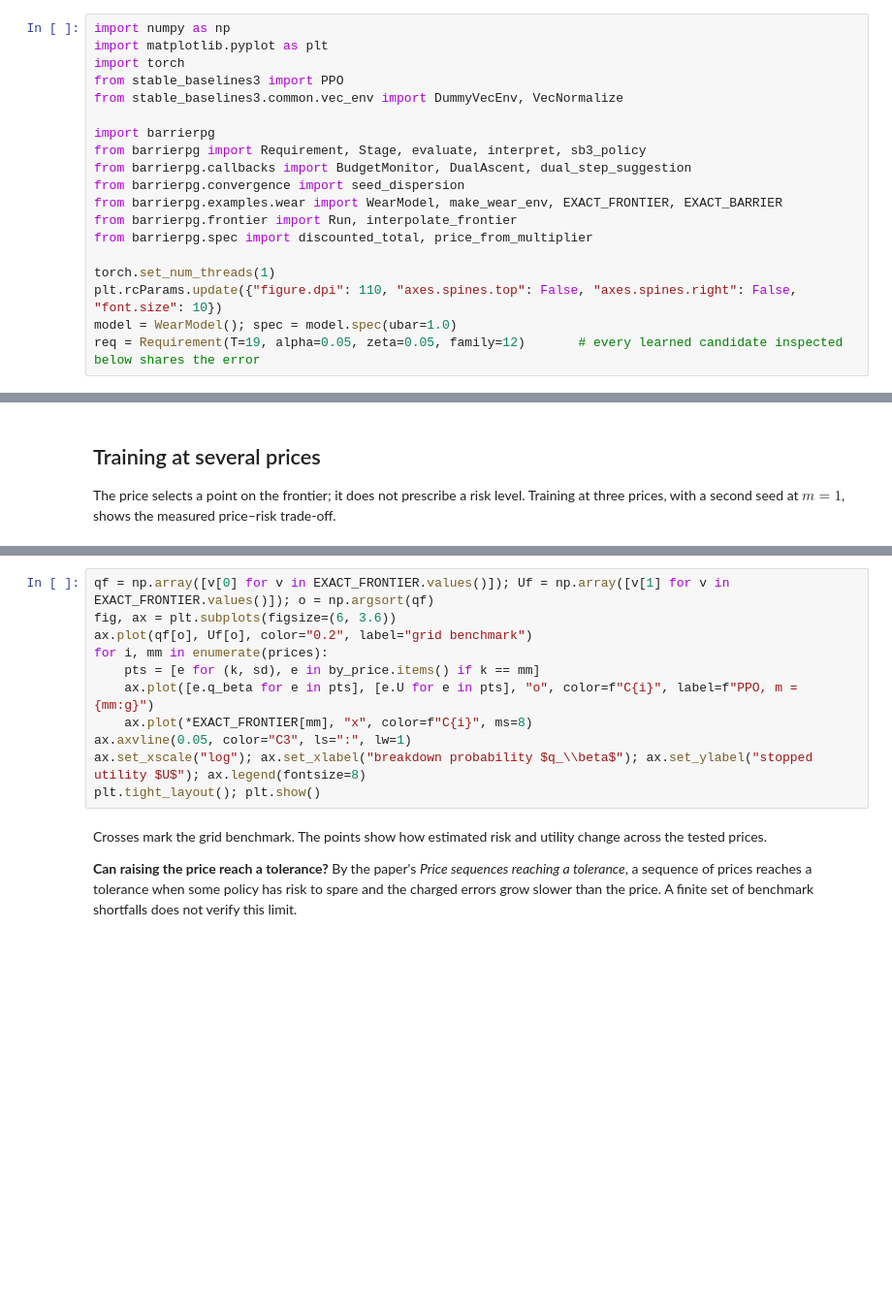
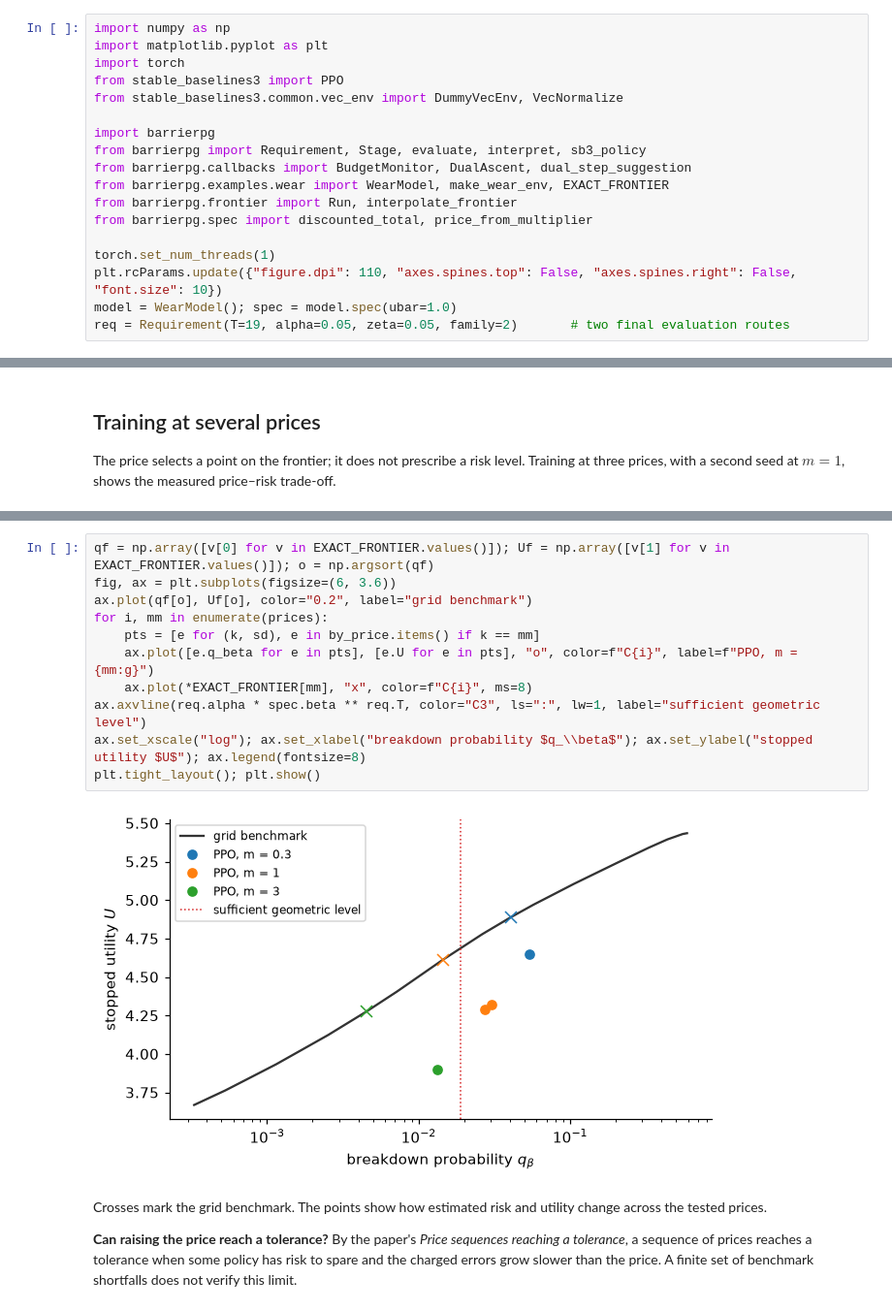
Before and after one commit to pma-papers/barrierpg, a Jupyter notebook: notebooks/under-the-hood/T2_training_against_an_exact_benchmark.ipynb, the cells around one changed output, grey strips where cells are left out. Shown at 97% size. Cells and saved outputs as stored; diff of their text form; blank space fills up the shorter version.

Commit message:
Refine toolbox certificates and examples and add residual policies

```diff
--- a/notebooks/under-the-hood/T2_training_against_an_exact_benchmark.ipynb
+++ b/notebooks/under-the-hood/T2_training_against_an_exact_benchmark.ipynb
@@ -27,15 +27,14 @@ from stable_baselines3.common.vec_env import DummyVecEnv, VecNormalize
 import barrierpg
 from barrierpg import Requirement, Stage, evaluate, interpret, sb3_policy
 from barrierpg.callbacks import BudgetMonitor, DualAscent, dual_step_suggestion
-from barrierpg.convergence import seed_dispersion
-from barrierpg.examples.wear import WearModel, make_wear_env, EXACT_FRONTIER, EXACT_BARRIER
+from barrierpg.examples.wear import WearModel, make_wear_env, EXACT_FRONTIER
 from barrierpg.frontier import Run, interpolate_frontier
 from barrierpg.spec import discounted_total, price_from_multiplier
 
 torch.set_num_threads(1)
 plt.rcParams.update({"figure.dpi": 110, "axes.spines.top": False, "axes.spines.right": False, "font.size": 10})
 model = WearModel(); spec = model.spec(ubar=1.0)
-req = Requirement(T=19, alpha=0.05, zeta=0.05, family=12)       # every learned candidate inspected below shares the error
+req = Requirement(T=19, alpha=0.05, zeta=0.05, family=2)       # two final evaluation routes
 # %% [markdown]
 ## A training helper
 
@@ -119,14 +127,16 @@ for (mm, sd), e in sorted(by_price.items()):
 # %%
 qf = np.array([v[0] for v in EXACT_FRONTIER.values()]); Uf = np.array([v[1] for v in EXACT_FRONTIER.values()]); o = np.argsort(qf)
 fig, ax = plt.subplots(figsize=(6, 3.6))
 ax.plot(qf[o], Uf[o], color="0.2", label="grid benchmark")
 for i, mm in enumerate(prices):
     pts = [e for (k, sd), e in by_price.items() if k == mm]
     ax.plot([e.q_beta for e in pts], [e.U for e in pts], "o", color=f"C{i}", label=f"PPO, m = {mm:g}")
     ax.plot(*EXACT_FRONTIER[mm], "x", color=f"C{i}", ms=8)
-ax.axvline(0.05, color="C3", ls=":", lw=1)
+ax.axvline(req.alpha * spec.beta ** req.T, color="C3", ls=":", lw=1, label="sufficient geometric level")
 ax.set_xscale("log"); ax.set_xlabel("breakdown probability $q_\\beta$"); ax.set_ylabel("stopped utility $U$"); ax.legend(fontsize=8)
 plt.tight_layout(); plt.show()
+# %% [output]
+[figure, added]
 # %% [markdown]
 Crosses mark the grid benchmark. The points show how estimated risk and utility change across the tested prices.
 
```
Also changed, not shown: parts of 9 cells of this notebook, 43 other files.
